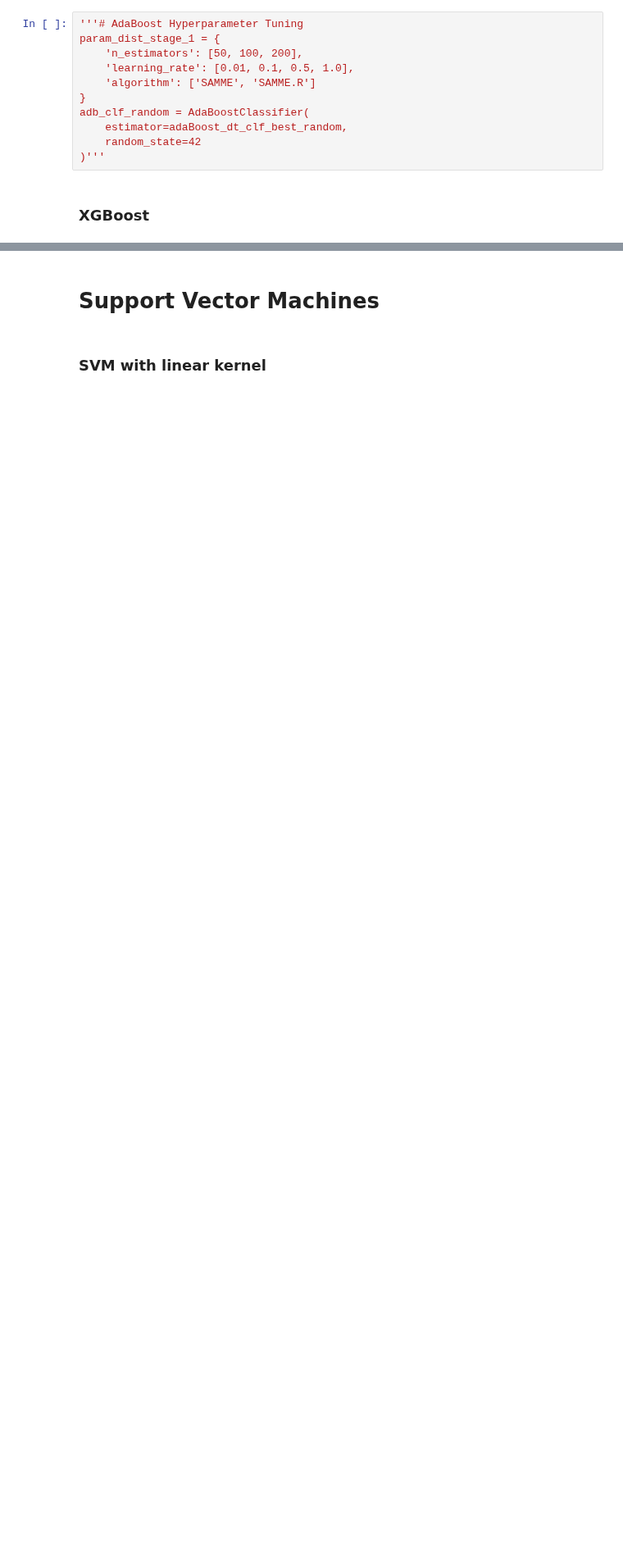
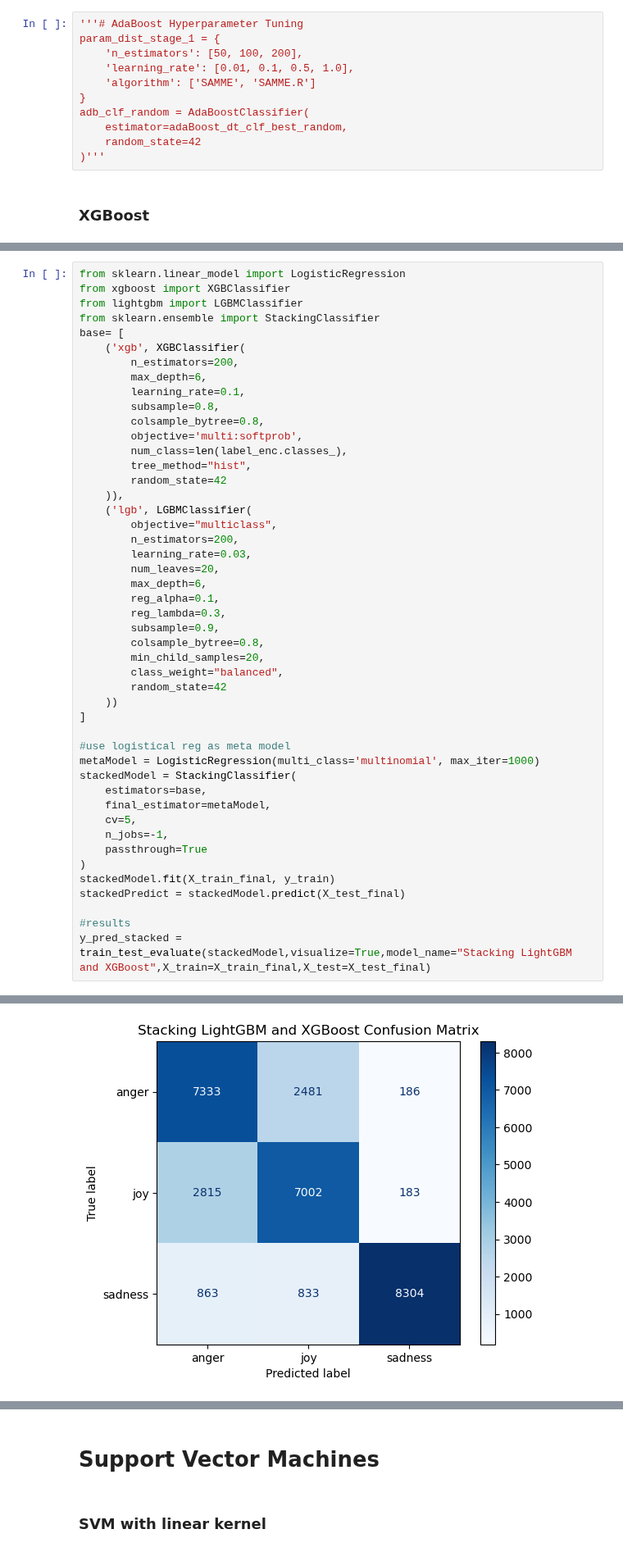
Before and after one commit to danielromerom/spotify-lyrical-analysis, a Jupyter notebook: notebooks/spotify_data_exploration.ipynb, the cells around one changed output, grey strips where cells are left out. Shown at 82% size. Saved outputs shown, nothing was run; the diff lists cells and outputs as text; blank space fills up the shorter version.

```diff
--- a/notebooks/spotify_data_exploration.ipynb
+++ b/notebooks/spotify_data_exploration.ipynb
@@ -787,0 +938,48 @@ y_pred_xgb = train_test_evaluate(xgb, visualize = True, model_name = "Base XGBoo
+# %%
+from sklearn.linear_model import LogisticRegression
+from xgboost import XGBClassifier
+from lightgbm import LGBMClassifier
+from sklearn.ensemble import StackingClassifier
+base= [
+    ('xgb', XGBClassifier(
+        n_estimators=200,
+        max_depth=6,
+        learning_rate=0.1,
+        subsample=0.8,
+        colsample_bytree=0.8,
+        objective='multi:softprob',
+        num_class=len(label_enc.classes_),
+        tree_method="hist",
+        random_state=42
+    )),
+    ('lgb', LGBMClassifier(
+        objective="multiclass",
+        n_estimators=200,
+        learning_rate=0.03,
+        num_leaves=20,
+        max_depth=6,
+        reg_alpha=0.1,
+        reg_lambda=0.3,
+        subsample=0.9,
+        colsample_bytree=0.8,
+        min_child_samples=20,
+        class_weight="balanced",
+        random_state=42
+    ))
+]
+
+#use logistical reg as meta model
+metaModel = LogisticRegression(multi_class='multinomial', max_iter=1000)
+stackedModel = StackingClassifier(
+    estimators=base,
+    final_estimator=metaModel,
+    cv=5,
+    n_jobs=-1,
+    passthrough=True
+)
+stackedModel.fit(X_train_final, y_train)
+stackedPredict = stackedModel.predict(X_test_final)
+
+#results
+y_pred_stacked = train_test_evaluate(stackedModel,visualize=True,model_name="Stacking LightGBM and XGBoost",X_train=X_train_final,X_test=X_test_final)
+# %% [output]
@@ -787,0 +1015 @@ y_pred_xgb = train_test_evaluate(xgb, visualize = True, model_name = "Base XGBoo
+[figure, added]
```
Also changed, not shown: parts of 22 cells of this notebook.
